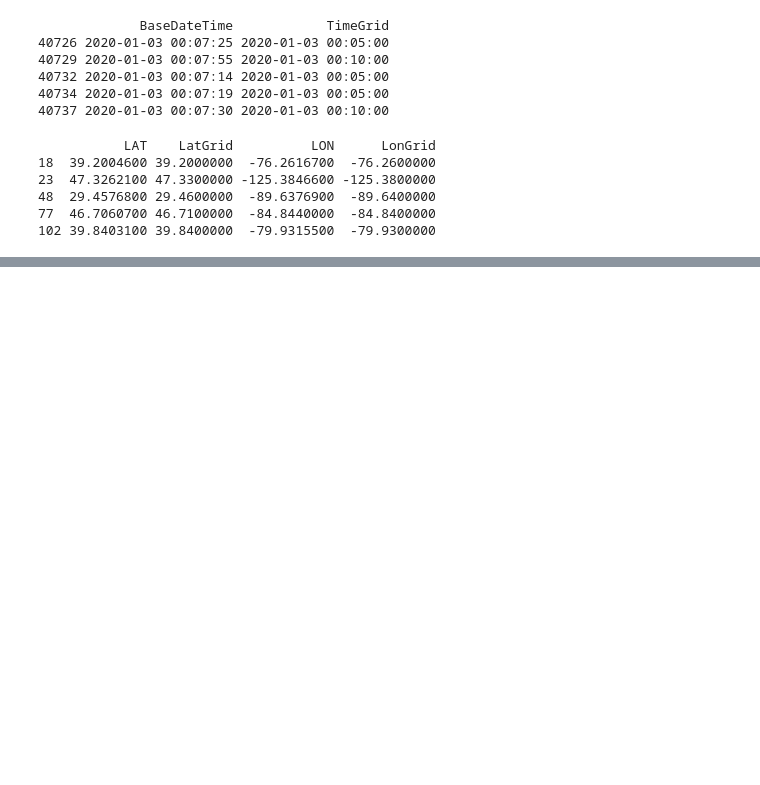
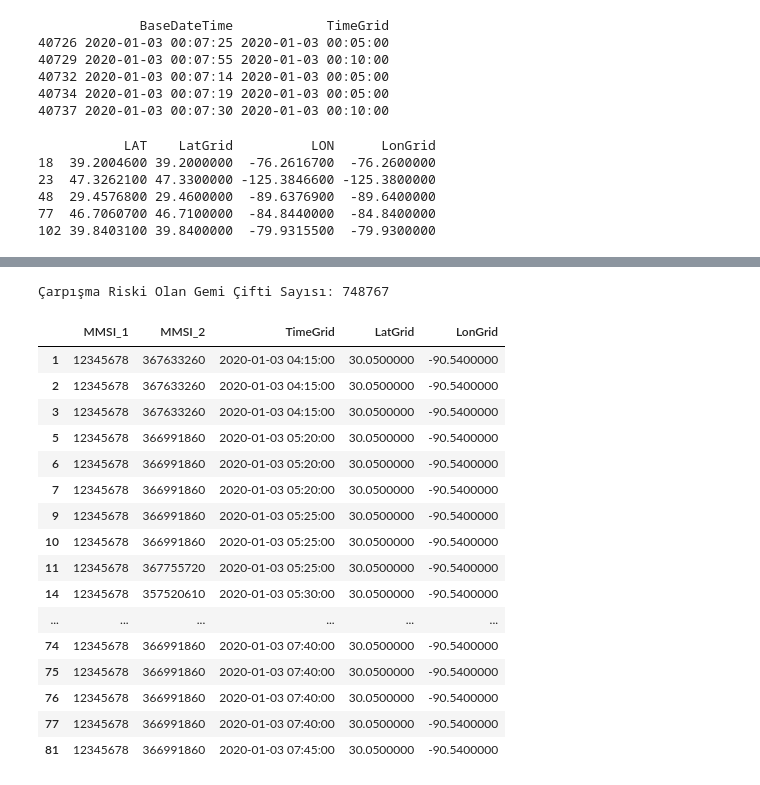
Before and after one commit to burakltnds/Telemetri_Verileriyle_Carpisma_Risk_Analizi, a Jupyter notebook: gemi_telemetri_verileriyle_carpisma_risk_analizi.ipynb, the cells around one changed output, grey strips where cells are left out. Cells and saved outputs as stored; diff of their text form; code cells hidden in the pictures; blank space fills up the shorter version.

```diff
--- a/gemi_telemetri_verileriyle_carpisma_risk_analizi.ipynb
+++ b/gemi_telemetri_verileriyle_carpisma_risk_analizi.ipynb
@@ -520,0 +574,27 @@ clean_df.describe()
+# %%
+pairs_df = clean_df.merge(clean_df, on=["TimeGrid", "LatGrid", "LonGrid"], suffixes=("_1", "_2"))
+
+pairs_df = pairs_df[pairs_df["MMSI_1"] < pairs_df["MMSI_2"]].copy()
+
+print(f"Çarpışma Riski Olan Gemi Çifti Sayısı: {len(pairs_df)}")
+
+display(pairs_df[["MMSI_1", "MMSI_2", "TimeGrid", "LatGrid", "LonGrid"]].head(50))
+# %% [output]
+Çarpışma Riski Olan Gemi Çifti Sayısı: 748767
+|  | MMSI_1 | MMSI_2 | TimeGrid | LatGrid | LonGrid |
+| 1 | 12345678 | 367633260 | 2020-01-03 04:15:00 | 30.0500000 | -90.5400000 |
+| 2 | 12345678 | 367633260 | 2020-01-03 04:15:00 | 30.0500000 | -90.5400000 |
+| 3 | 12345678 | 367633260 | 2020-01-03 04:15:00 | 30.0500000 | -90.5400000 |
+| 5 | 12345678 | 366991860 | 2020-01-03 05:20:00 | 30.0500000 | -90.5400000 |
+| 6 | 12345678 | 366991860 | 2020-01-03 05:20:00 | 30.0500000 | -90.5400000 |
+| 7 | 12345678 | 366991860 | 2020-01-03 05:20:00 | 30.0500000 | -90.5400000 |
+| 9 | 12345678 | 366991860 | 2020-01-03 05:25:00 | 30.0500000 | -90.5400000 |
+| 10 | 12345678 | 366991860 | 2020-01-03 05:25:00 | 30.0500000 | -90.5400000 |
+| 11 | 12345678 | 367755720 | 2020-01-03 05:25:00 | 30.0500000 | -90.5400000 |
+| 14 | 12345678 | 357520610 | 2020-01-03 05:30:00 | 30.0500000 | -90.5400000 |
+| ... | ... | ... | ... | ... | ... |
+| 74 | 12345678 | 366991860 | 2020-01-03 07:40:00 | 30.0500000 | -90.5400000 |
+| 75 | 12345678 | 366991860 | 2020-01-03 07:40:00 | 30.0500000 | -90.5400000 |
+| 76 | 12345678 | 366991860 | 2020-01-03 07:40:00 | 30.0500000 | -90.5400000 |
+| 77 | 12345678 | 366991860 | 2020-01-03 07:40:00 | 30.0500000 | -90.5400000 |
+| 81 | 12345678 | 366991860 | 2020-01-03 07:45:00 | 30.0500000 | -90.5400000 |
```
Also changed, not shown: parts of 14 cells of this notebook.
